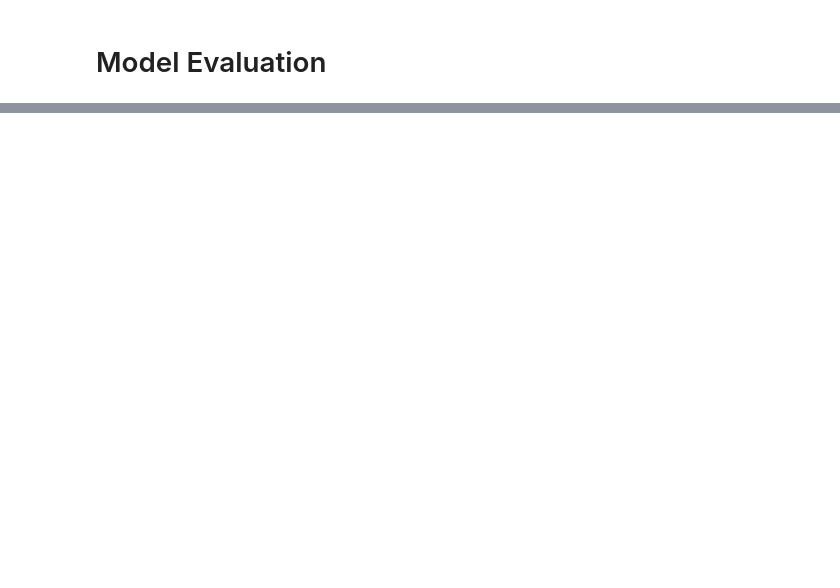
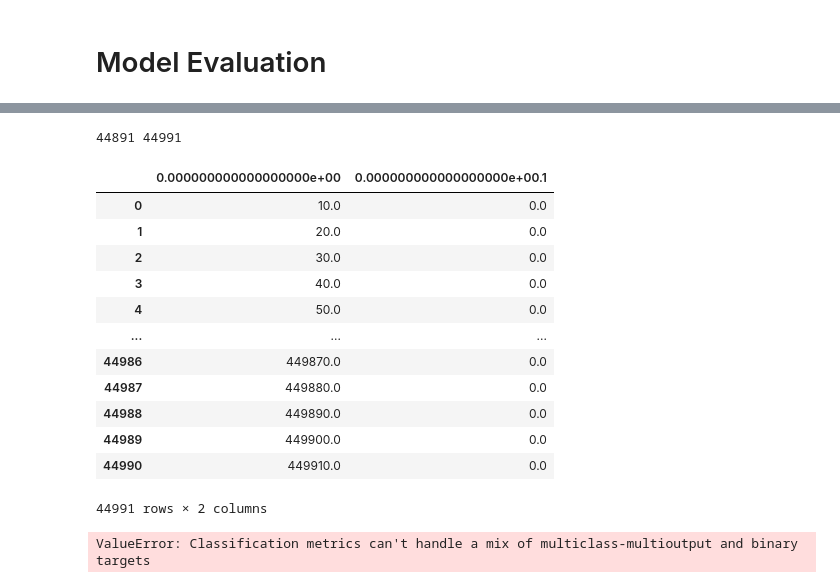
Before and after one commit to ignaciocunado/lstm-autoencoder-anomaly-detection, a Jupyter notebook: sensor-anomalies.model.ipynb, the cells around one changed output, grey strips where cells are left out. Saved outputs shown, nothing was run; the diff lists cells and outputs as text; code cells hidden in the pictures; blank space fills up the shorter version.

```diff
--- a/sensor-anomalies.model.ipynb
+++ b/sensor-anomalies.model.ipynb
@@ -12,0 +121,6 @@
+# %%
+threshold = 1.0
+# %%
+reconstructions_test = predict(x_test)
+test_mae = np.mean(np.abs(reconstructions_test - x_test), axis=1)
+test_mae
@@ -12,0 +136,32 @@
+# %%
+x_test = pd.read_csv('data-etl/x_test.csv')
+y_test = pd.read_csv('data-etl/y_test.csv')
+
+test_df = pd.DataFrame(index = x_test[timesteps:].index)
+test_df['Loss'] = test_mae
+test_df['Threshold'] = threshold
+test_df['Anomaly'] = test_df.Loss > test_df.Threshold
+# %%
+anomalies = test_df[['Anomaly']]
+# %%
+print(len(anomalies), len(y_test))
+y_test
+# %% [output]
+44891 44991
+|  | 0.000000000000000000e+00 | 0.000000000000000000e+00.1 |
+| 0 | 10.0 | 0.0 |
+| 1 | 20.0 | 0.0 |
+| 2 | 30.0 | 0.0 |
+| 3 | 40.0 | 0.0 |
+| 4 | 50.0 | 0.0 |
+| ... | ... | ... |
+| 44986 | 449870.0 | 0.0 |
+| 44987 | 449880.0 | 0.0 |
+| 44988 | 449890.0 | 0.0 |
+| 44989 | 449900.0 | 0.0 |
+| 44990 | 449910.0 | 0.0 |
+44991 rows × 2 columns
+# %%
+print(metrics.classification_report(y_test, anomalies, zero_division=0.0))
+# %% [output]
+ValueError: Classification metrics can't handle a mix of multiclass-multioutput and binary targets
```
Also changed, not shown: parts of 17 cells of this notebook, 1 other file.
